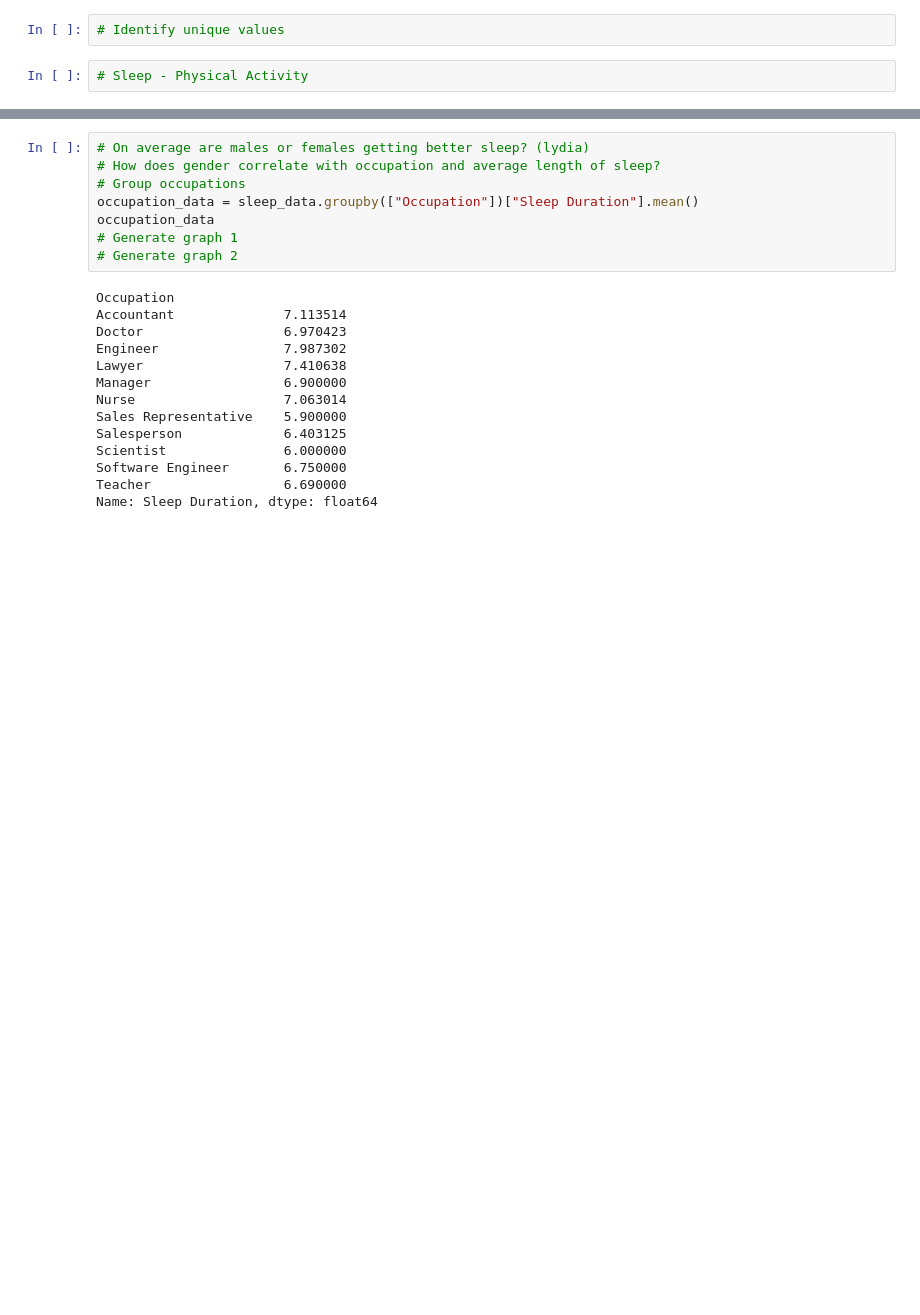
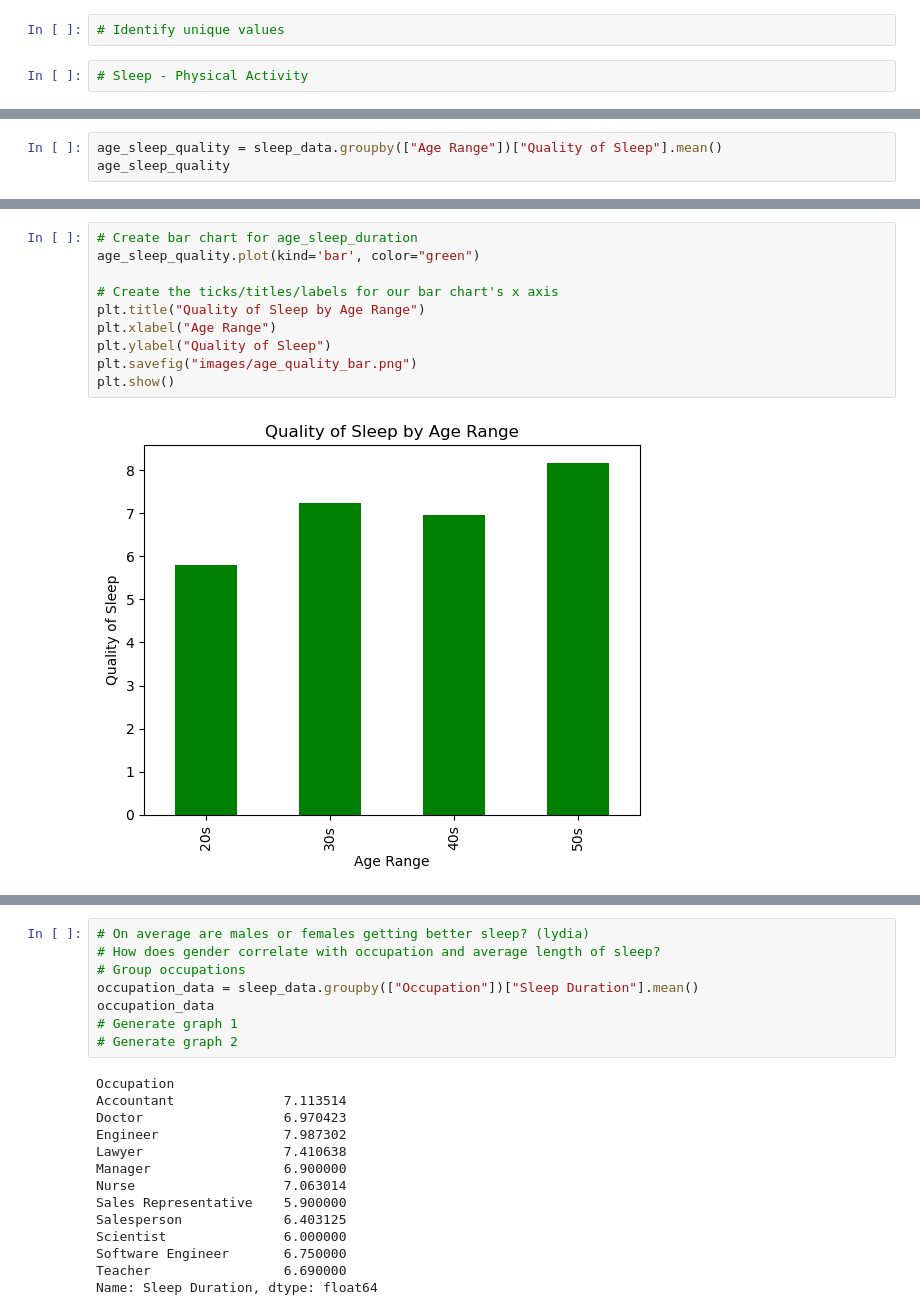
Before and after one commit to jaredsletto/Project_1, a Jupyter notebook: Project_1_sleep.ipynb, the cells around one changed output, grey strips where cells are left out. Drawn from its saved outputs; the diff is of its cells as text; blank space fills up the shorter version.

```diff
--- a/Project_1_sleep.ipynb
+++ b/Project_1_sleep.ipynb
@@ -67,0 +87,3 @@ ValueError: Bin labels must be one fewer than the number of bin edges
+# %%
+age_sleep_quality = sleep_data.groupby(["Age Range"])["Quality of Sleep"].mean()
+age_sleep_quality
@@ -67,0 +122,12 @@ ValueError: Bin labels must be one fewer than the number of bin edges
+# %%
+# Create bar chart for age_sleep_duration
+age_sleep_quality.plot(kind='bar', color="green")
+
+# Create the ticks/titles/labels for our bar chart's x axis
+plt.title("Quality of Sleep by Age Range")
+plt.xlabel("Age Range")
+plt.ylabel("Quality of Sleep")
+plt.savefig("images/age_quality_bar.png")
+plt.show()
+# %% [output]
+[figure, added]
```
Also changed, not shown: parts of 12 cells of this notebook, 6 other files.
